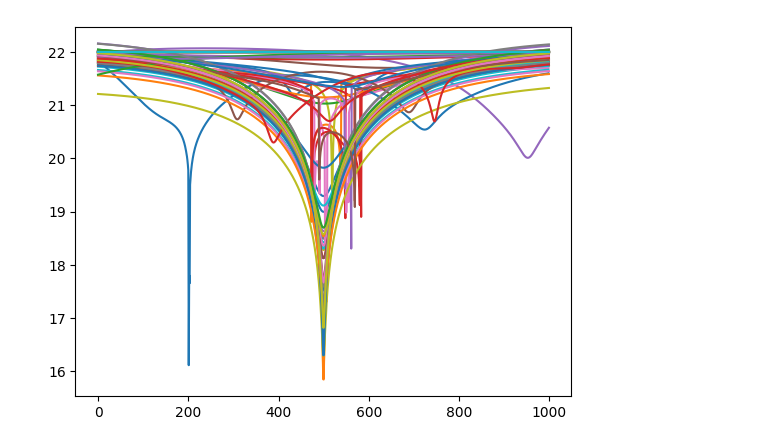
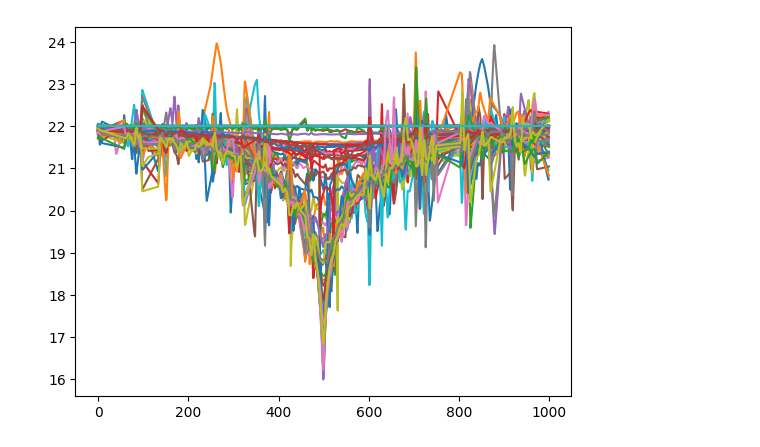
Before and after one commit to star-skelly/microlensing, a Jupyter notebook: data_generation_pipeline.ipynb, the cells around one changed output. Cells and saved outputs as stored; diff of their text form; code cells hidden in the pictures.

Commit message:
fixed some serious noisy data misunderstandings

```diff
--- a/data_generation_pipeline.ipynb
+++ b/data_generation_pipeline.ipynb
@@ -158,11 +173,11 @@ arg_file = 'data/generated_lightcurves/params.csv'
 f = open(arg_file, "w+")
 f.close()
 
-labels, args = params.get_vals(1000)
+args, labels = params.get_vals(1000)
 print(args[0])
 for index in tqdm(range(1000)):
-    x, y = noisy_curve(args[index])
-    seq = np.stack([x, y], axis=-1)      # shape [N, 2]
+    x_curve, y_curve = noisy_curve(args[index])
+    seq = np.stack([x_curve, y_curve], axis=-1)      # shape [N, 2]
 
     with open(f'data/generated_lightcurves/xy/xy_{index}.npy', 'wb') as f:
         np.save(f, seq)
@@ -174,20 +190,19 @@ for index in tqdm(range(1000)):
 # %%
 fdir = "data/generated_lightcurves/xy/"
 directory = os.fsencode(fdir)
 
 curves = []
 
 i = 0
 for file in tqdm(os.listdir(directory)):
     filename = os.fsdecode(file)
-    curve = np.load(fdir + filename)
     xy = np.load(os.path.join(fdir, filename))  # shape (N, 2)
 
     x = xy[:,0]
     y = xy[:,1]
     plt.plot(np.arange(len(y)), y)
     i+=1
     if i == 100:
         break
 # %% [output]
-[figure, old version]
+[figure, new version]
```
Also changed, not shown: parts of 8 cells of this notebook, 1 other file.
